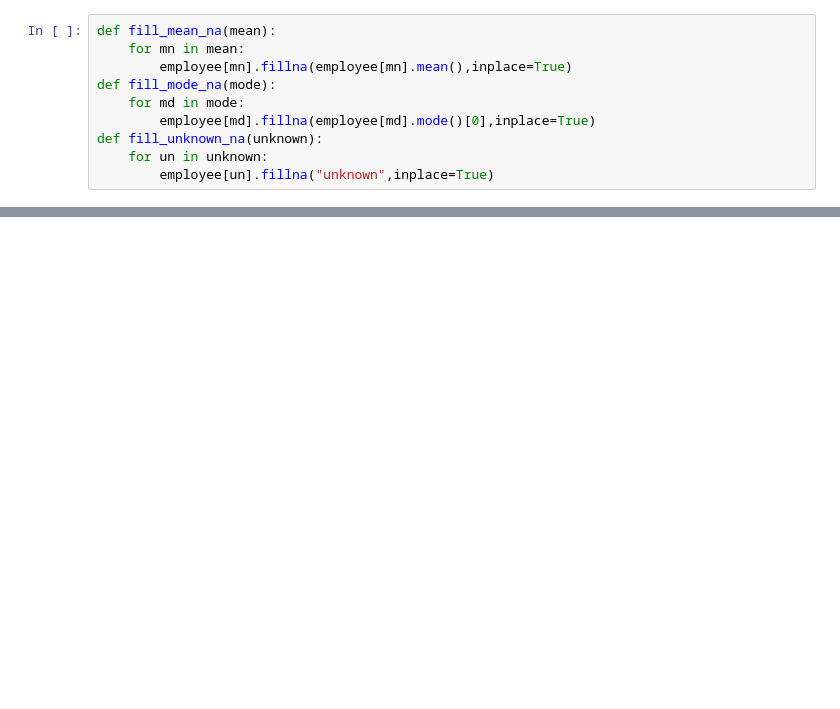
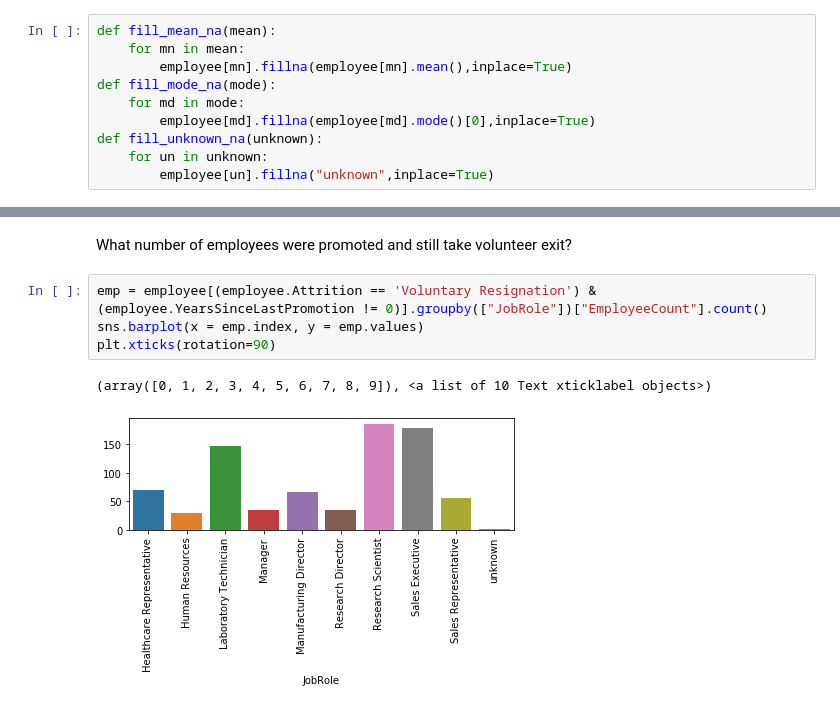
Before and after one commit to zeelmendpara05/IBM-HR-Atrrition, a Jupyter notebook: Team-5-project.ipynb, the cells around one changed output, grey strips where cells are left out. Saved outputs shown, nothing was run; the diff lists cells and outputs as text; blank space fills up the shorter version.

```diff
--- a/Team-5-project.ipynb
+++ b/Team-5-project.ipynb
@@ -148,0 +237,9 @@ employee.drop_duplicates(inplace =True)
+# %% [markdown]
+What number of employees were promoted and still take volunteer exit?
+# %%
+emp = employee[(employee.Attrition == 'Voluntary Resignation') & (employee.YearsSinceLastPromotion != 0)].groupby(["JobRole"])["EmployeeCount"].count()
+sns.barplot(x = emp.index, y = emp.values)
+plt.xticks(rotation=90)
+# %% [output]
+(array([0, 1, 2, 3, 4, 5, 6, 7, 8, 9]), <a list of 10 Text xticklabel objects>)
+[figure, added]
```
Also changed, not shown: parts of 23 cells of this notebook, 1 other file.
